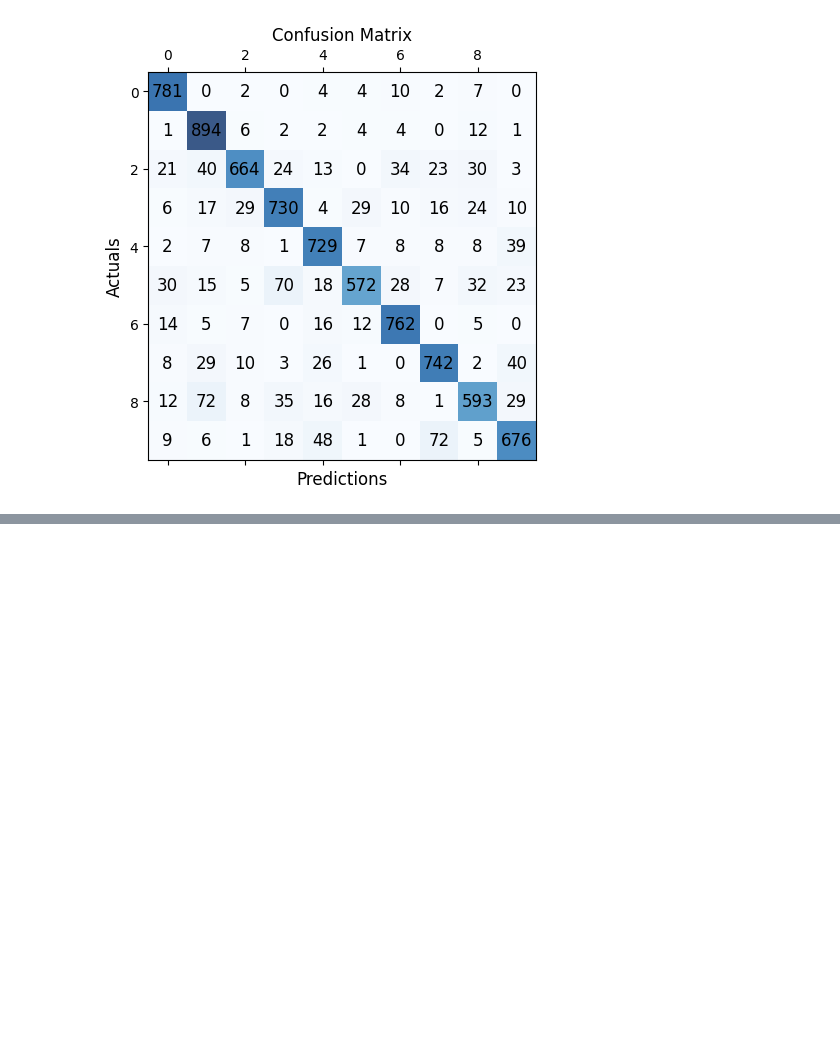
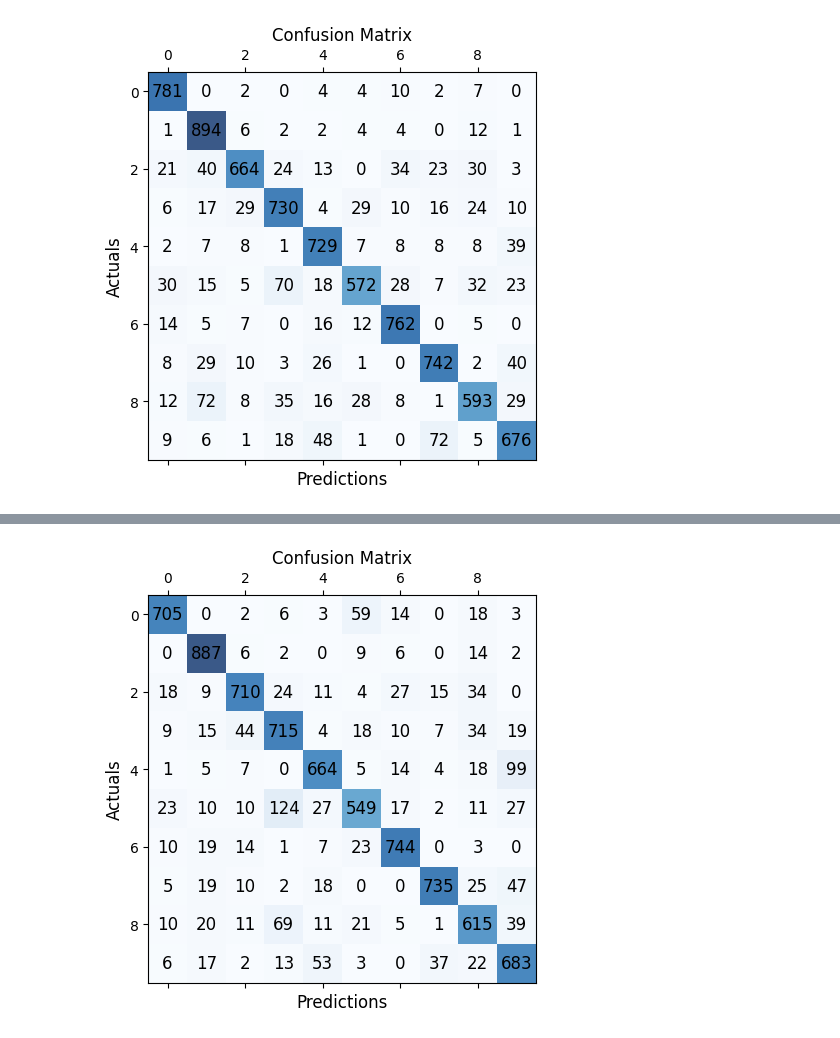
Before and after one commit to armadrigal/Proyectos-ML-Kaggle, a Jupyter notebook: Digit Recognizer/Digit Recognizer sklearn different models.ipynb, the cells around one changed output, grey strips where cells are left out. Drawn from its saved outputs; the diff is of its cells as text; code cells hidden in the pictures; blank space fills up the shorter version.

Commit message:
se agrego modelo BernoulliNB

```diff
--- a/Digit Recognizer/Digit Recognizer sklearn different models.ipynb
+++ b/Digit Recognizer/Digit Recognizer sklearn different models.ipynb
@@ -196,0 +200,3 @@ plot_confusion_matrix(y_test, y_pred)
+# %%
+model = BernoulliNB()
+model.fit(x_train, y_train)
@@ -196,0 +205,3 @@ plot_confusion_matrix(y_test, y_pred)
+# %%
+y_pred = model.predict(x_test)
+print(classification_report(y_test, y_pred))
@@ -196,0 +225,4 @@ plot_confusion_matrix(y_test, y_pred)
+# %%
+plot_confusion_matrix(y_test, y_pred)
+# %% [output]
+[figure, added]
```
Also changed, not shown: parts of 4 cells of this notebook.
